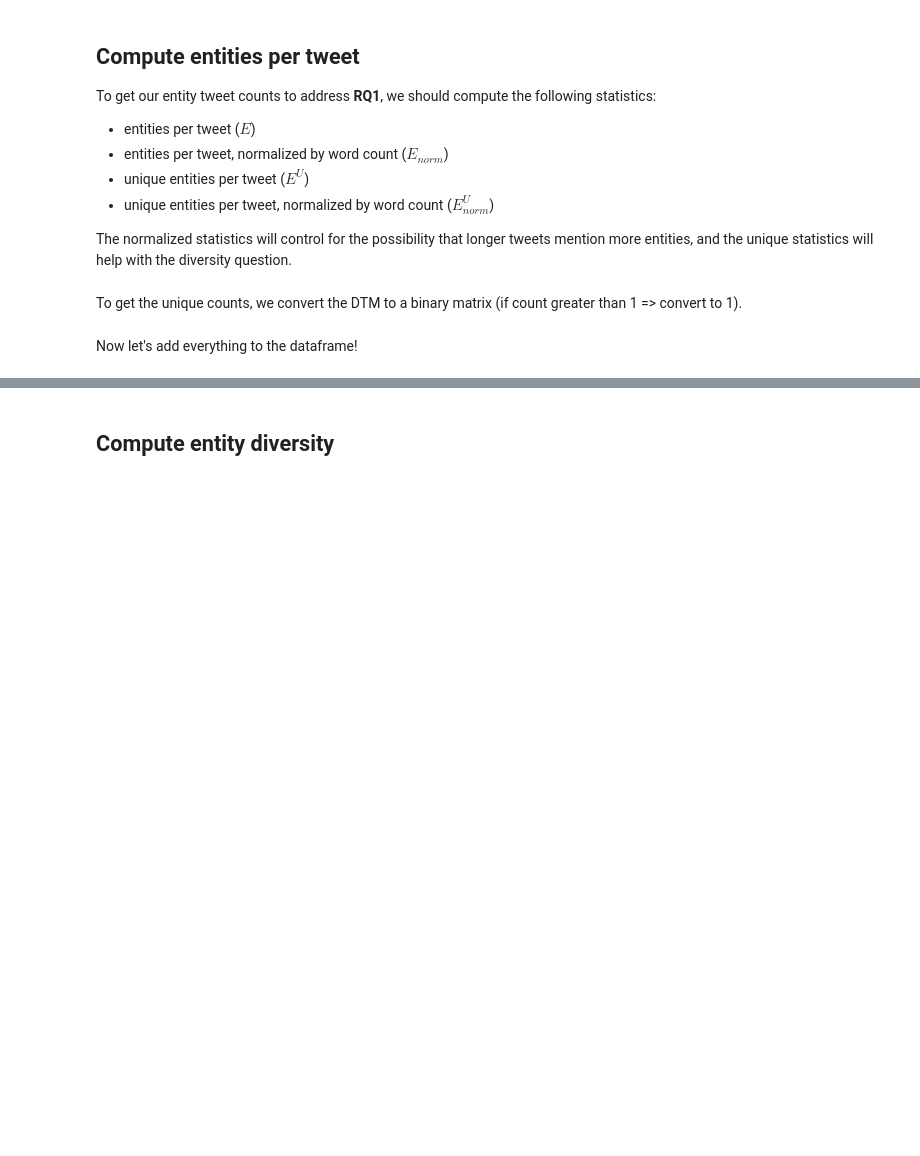
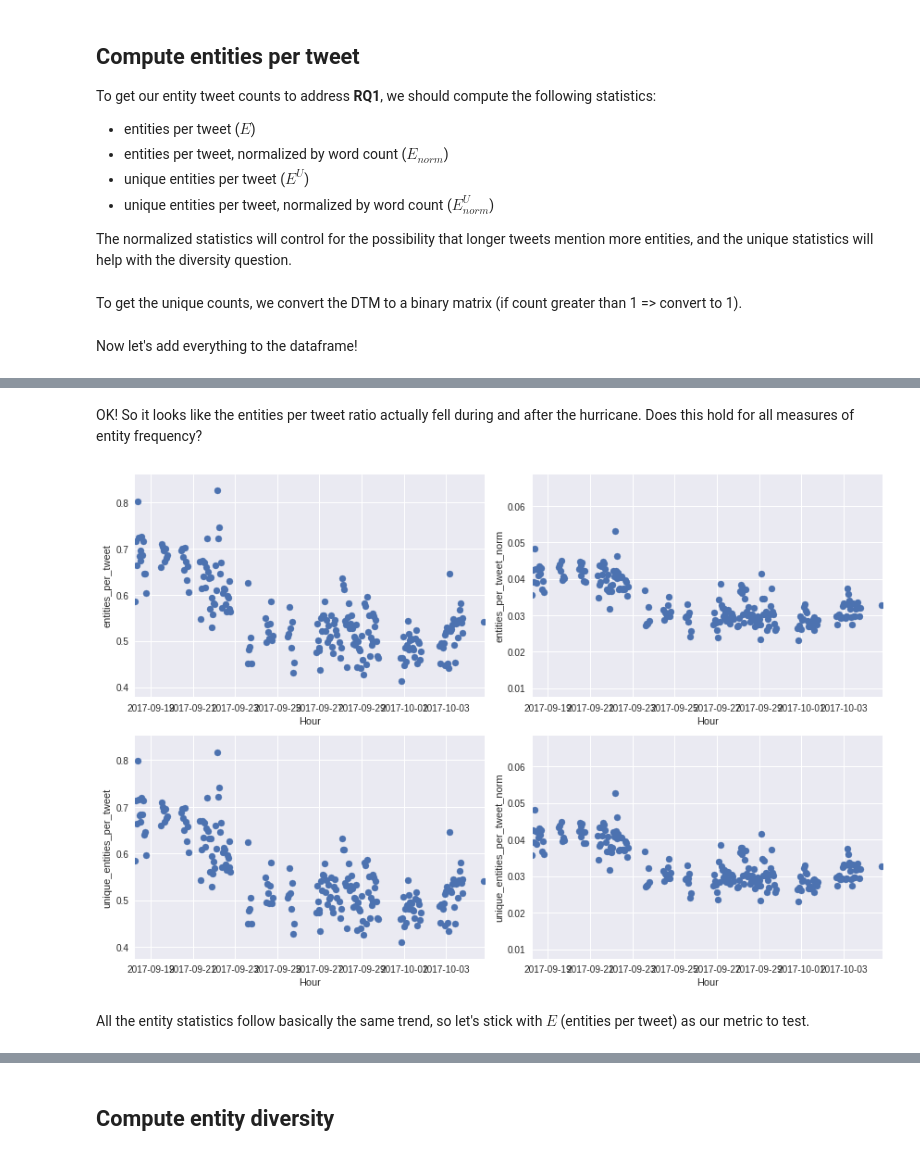
Before and after one commit to ianbstewart/gt-css-class, a Jupyter notebook: labs/lab6/Lab 6 - Text over time.ipynb, the cells around one changed output, grey strips where cells are left out. Drawn from its saved outputs; the diff is of its cells as text; code cells hidden in the pictures; blank space fills up the shorter version.

```diff
--- a/labs/lab6/Lab 6 - Text over time.ipynb
+++ b/labs/lab6/Lab 6 - Text over time.ipynb
@@ -661,0 +711,22 @@ What does the overall time series for entities per day look like?
+# %% [markdown]
+OK! So it looks like the entities per tweet ratio actually fell during and after the hurricane. Does this hold for all measures of entity frequency?
+# %%
+from math import ceil
+cols = 2
+rows = int(ceil(len(entity_cols) / cols))
+fig, axs = plt.subplots(rows, cols, figsize=(6*cols, 4*rows))
+for i, entity_col in enumerate(entity_cols):
+    mean_entities_per_hour = tweet_df_valid.groupby('date_hour').apply(lambda x: x.loc[:, entity_col].mean())
+    r = int(i / cols)
+    c = i % cols
+    ax = axs[r, c]
+    ax.scatter(mean_entities_per_hour.index, mean_entities_per_hour)
+    ax.set_xlim((date_min, date_max))
+    ax.set_xlabel('Hour')
+    ax.set_ylabel(entity_col)
+plt.tight_layout()
+plt.show()
+# %% [output]
+[figure, added]
+# %% [markdown]
+All the entity statistics follow basically the same trend, so let's stick with $E$ (entities per tweet) as our metric to test.
```
Also changed, not shown: parts of 20 cells of this notebook, 1 other file.
